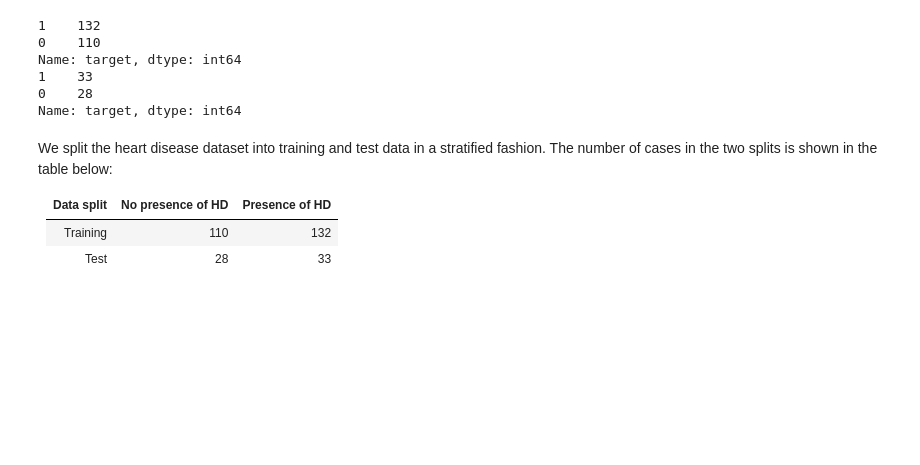
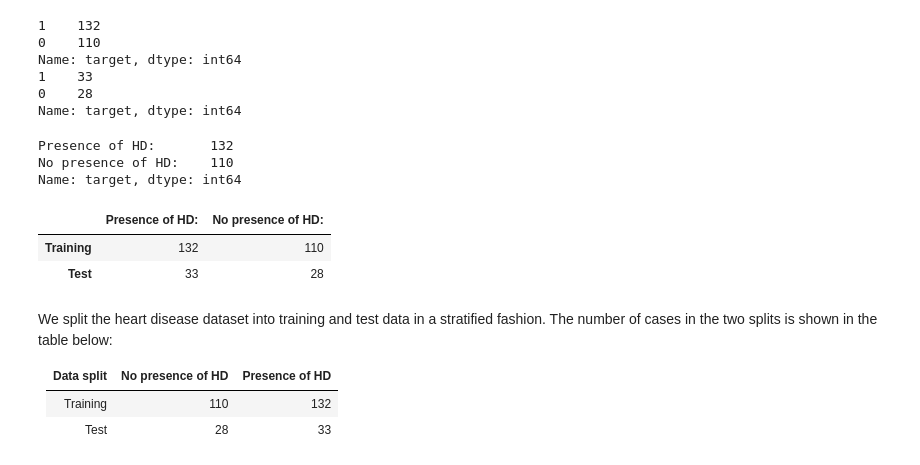
Before and after one commit to UBC-MDS/heart_disease_predictor, a Jupyter notebook: doc/heart_disease_EDA.ipynb, the cells around one changed output. Drawn from its saved outputs; the diff is of its cells as text; code cells hidden in the pictures; blank space fills up the shorter version.

```diff
--- a/doc/heart_disease_EDA.ipynb
+++ b/doc/heart_disease_EDA.ipynb
@@ -76,6 +79,33 @@ Name: target, dtype: int64
 1    33
 0    28
 Name: target, dtype: int64
+# %%
+(train_df["target"]
+            .value_counts()
+            .rename({1: "Presence of HD:", 0: "No presence of HD:"}))
+# %% [output]
+Presence of HD:       132
+No presence of HD:    110
+Name: target, dtype: int64
+# %%
+class_count = pd.concat(
+        [
+            train_df["target"]
+            .value_counts()
+            .rename({1: "Presence of HD:", 0: "No presence of HD:"}),
+            test_df["target"]
+            .value_counts()
+            .rename({1: "Presence of HD:", 0: "No presence of HD:"}),
+        ],
+        axis=1,
+    )
+class_count.columns = ['Training', 'Test']
+
+class_count.T
+# %% [output]
+|  | Presence of HD: | No presence of HD: |
+| Training | 132 | 110 |
+| Test | 33 | 28 |
 # %% [markdown]
 We split the heart disease dataset into training and test data in a stratified fashion. The number of cases in the two splits is shown in the table below:
 
```
Also changed, not shown: parts of 5 cells of this notebook.
